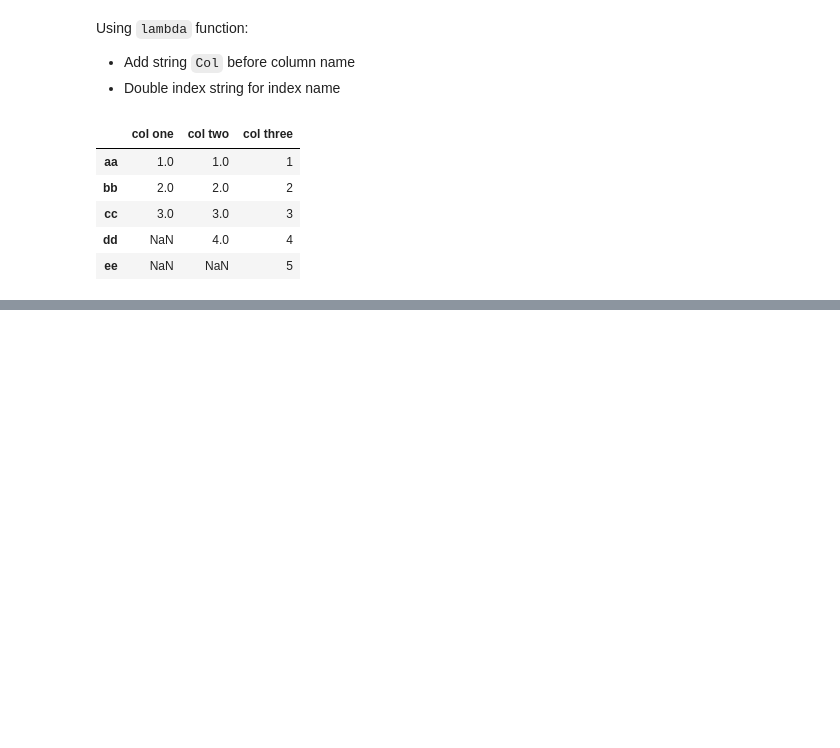
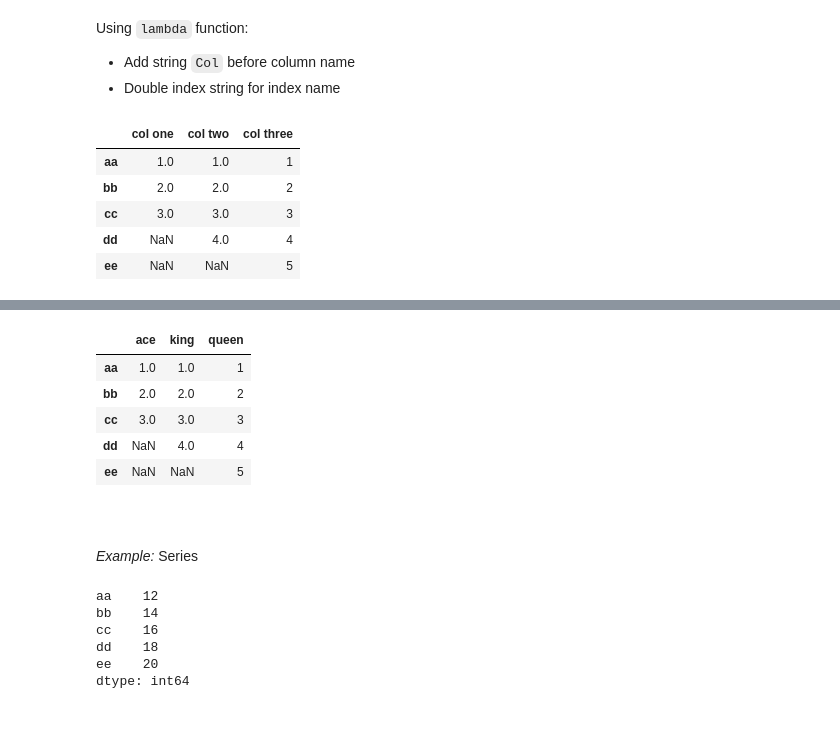
Before and after one commit to progrkaushl/data-science, a Jupyter notebook: Data Analysis/Pandas/3. Column & Row Operations.ipynb, the cells around one changed output, grey strips where cells are left out. Drawn from its saved outputs; the diff is of its cells as text; code cells hidden in the pictures; blank space fills up the shorter version.

```diff
--- a/Data Analysis/Pandas/3. Column & Row Operations.ipynb
+++ b/Data Analysis/Pandas/3. Column & Row Operations.ipynb
@@ -458,0 +531,26 @@ AttributeError: 'Series' object has no attribute 'deepcopy'
+# %%
+df_rename.columns = columns
+df_rename
+# %% [output]
+|  | ace | king | queen |
+| aa | 1.0 | 1.0 | 1 |
+| bb | 2.0 | 2.0 | 2 |
+| cc | 3.0 | 3.0 | 3 |
+| dd | NaN | 4.0 | 4 |
+| ee | NaN | NaN | 5 |
+# %% [markdown]
+<br>
+# %% [markdown]
+*Example:* Series
+# %%
+sri_rename.index = index
+sri_rename
+# %% [output]
+aa    12
+bb    14
+cc    16
+dd    18
+ee    20
+dtype: int64
+# %% [markdown]
+<br>
```
Also changed, not shown: parts of 26 cells of this notebook, 5 other files.
